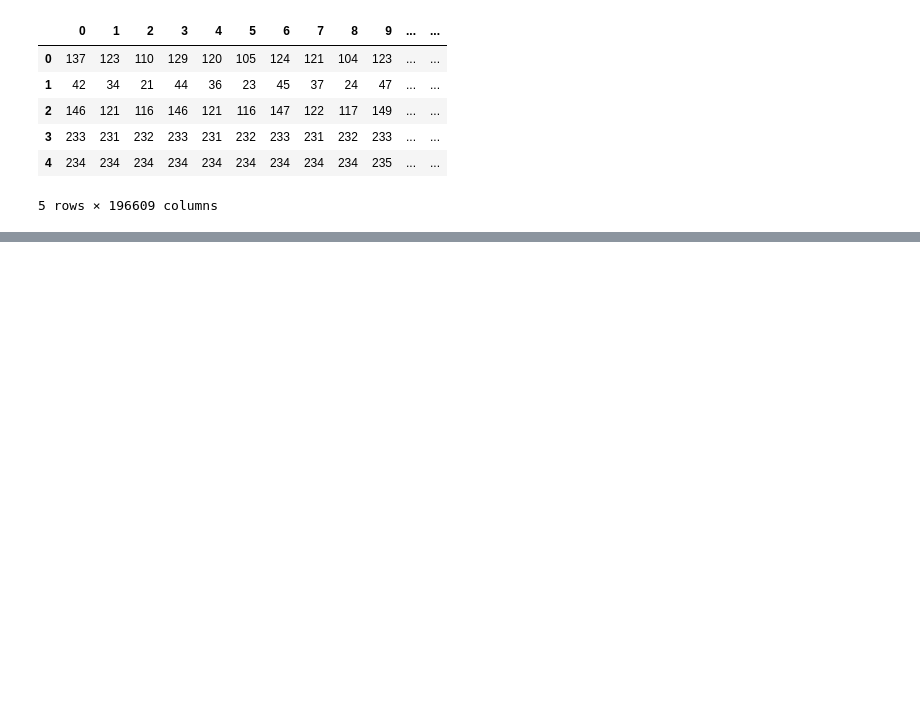
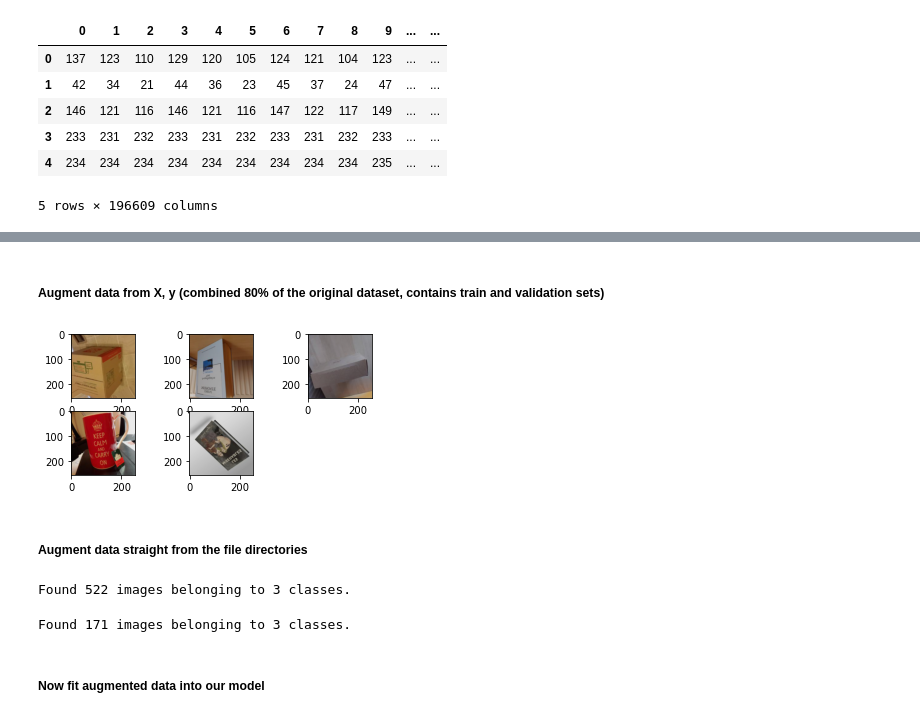
Before and after one commit to gitglob/PfAS_final_project, a Jupyter notebook: FinalProject.ipynb, the cells around one changed output, grey strips where cells are left out. Cells and saved outputs as stored; diff of their text form; code cells hidden in the pictures; blank space fills up the shorter version.

```diff
--- a/FinalProject.ipynb
+++ b/FinalProject.ipynb
@@ -448,0 +634,50 @@ Number of pixels: 196608
+# %%
+# create data generator
+data_gen = ImageDataGenerator(
+    featurewise_center = False,
+    samplewise_center = False,
+    featurewise_std_normalization = False,
+    samplewise_std_normalization = False,
+    zca_whitening = False,
+    rotation_range = 90,
+    width_shift_range = 0,
+    height_shift_range = 0,
+    brightness_range = [0.8, 1],
+    shear_range = 0,
+    zoom_range = [0.8, 1],
+    fill_mode = 'nearest',
+    horizontal_flip = True,
+    vertical_flip = True,
+    rescale = None, #1./255, # normalization
+    validation_split = 0.25
+)
+# %% [markdown]
+##### Augment data from X, y (combined 80% of the original dataset, contains train and validation sets)
+# %%
+# one-hot encode y_train_val : 1-books, 2-boxes, 3-cups
+y_train_val_onehot = np.zeros((y_train_val.size, y_train_val.max()+1))
+y_train_val_onehot[np.arange(y_train_val.size),y_train_val] = 1
+# %%
+# Split train_val-onehot set into train, validation set
+X_train, X_val, y_train, y_val = train_test_split(X_train_val, y_train_val_onehot, test_size=0.25, random_state=seed)
+# %%
+# create iterator
+data_gen.fit(X_train)
+it = data_gen.flow(X_train, y_train, batch_size=32)
+# %%
+# Plot some sampled data
+for i in range(5):
+    # define subplot
+    plt.subplot(330 + 1 + i)
+    # generate batch of images
+    batch = it.next()
+    # convert to unsigned integers for viewing
+    image = batch[0]
+    # plot raw pixel data
+    plt.imshow(image[0].astype('uint8'))
+# show the figure
+plt.show()
+# %% [output]
+[figure, added]
+# %% [markdown]
+##### Augment data straight from the file directories
@@ -448,0 +688,30 @@ Number of pixels: 196608
+# %%
+train_gen = data_gen.flow_from_directory(
+    data_dir,
+    target_size = pixel_size,
+    color_mode = "rgb", # "grayscale" = black/white
+    batch_size = batch_size,
+    save_to_dir = r"C:\Users\User\Documents\GitHub\PfAS_final_project\augmented_data\train",
+    class_mode = "categorical",
+    shuffle = True,
+    seed = seed,
+    subset = "training"
+)
+# %% [output]
+Found 522 images belonging to 3 classes.
+# %%
+val_gen = data_gen.flow_from_directory(
+    data_dir,
+    target_size = pixel_size, # make our images smaller
+    color_mode = "rgb", # "grayscale" = black/white
+    batch_size = batch_size,
+    save_to_dir = r"C:\Users\User\Documents\GitHub\PfAS_final_project\augmented_data\validation",
+    class_mode = 'categorical',
+    shuffle = True,
+    seed = seed,
+    subset = 'validation'
+)
+# %% [output]
+Found 171 images belonging to 3 classes.
+# %% [markdown]
+##### Now fit augmented data into our model
```
Also changed, not shown: parts of 47 cells of this notebook.
